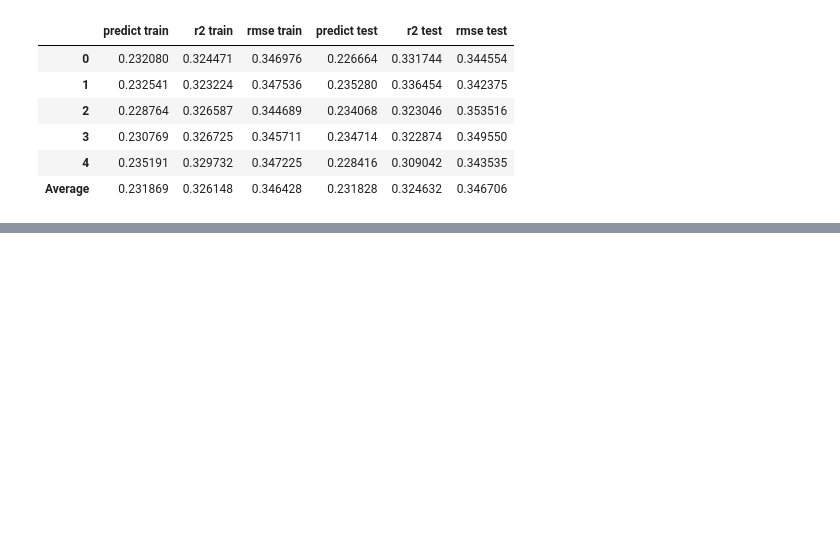
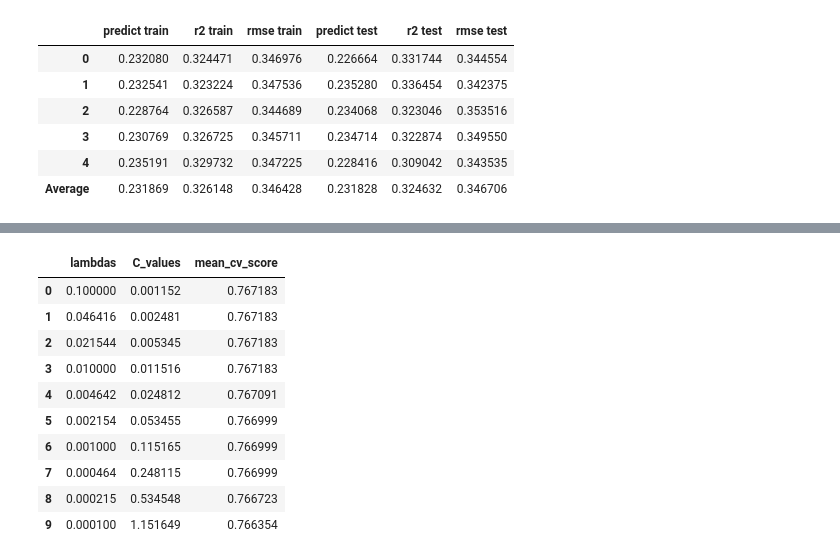
Before and after one commit to 4mbrus/Data-Analysis-3, a Jupyter notebook: Assignment 2/assignment_2.ipynb, the cells around one changed output, grey strips where cells are left out. Cells and saved outputs as stored; diff of their text form; code cells hidden in the pictures; blank space fills up the shorter version.

```diff
--- a/Assignment 2/assignment_2.ipynb
+++ b/Assignment 2/assignment_2.ipynb
@@ -611,0 +568,8 @@ The Random Forest model works best in both RMSE and R2
+# %%
+# first we normalize the lasso variables
+normalized_logitvars = pd.DataFrame(StandardScaler().fit_transform(logitvars.loc[index_train]))
+normalized_logitvars.columns = logitvars.columns
+# %%
+lambdas=list(10**np.arange(-1,-4.01, -1/3))
+n_obs = normalized_logitvars.shape[0]*4/5
+Cs_values = [1/(l*n_obs) for l in lambdas]
@@ -611,0 +589,27 @@ The Random Forest model works best in both RMSE and R2
+# %%
+logLasso = LogisticRegressionCV(
+    Cs = Cs_values,
+    penalty = 'l1', # L1 makes it lasso
+    cv = k,
+    refit = True,
+    scoring = 'accuracy',
+    solver = 'liblinear',
+    random_state = 20250224)
+# %%
+# for some reason y_train has one more row than normalized_logitvars; I just cut it
+logit_models["LASSO"] = logLasso.fit(normalized_logitvars, y_train[:len(y_train)-1])
+# %%
+cv_summary_lasso = cv_summary(lambdas, Cs_values, logit_models["LASSO"])
+cv_summary_lasso
+# %% [output]
+|  | lambdas | C_values | mean_cv_score |
+| 0 | 0.100000 | 0.001152 | 0.767183 |
+| 1 | 0.046416 | 0.002481 | 0.767183 |
+| 2 | 0.021544 | 0.005345 | 0.767183 |
+| 3 | 0.010000 | 0.011516 | 0.767183 |
+| 4 | 0.004642 | 0.024812 | 0.767091 |
+| 5 | 0.002154 | 0.053455 | 0.766999 |
+| 6 | 0.001000 | 0.115165 | 0.766999 |
+| 7 | 0.000464 | 0.248115 | 0.766999 |
+| 8 | 0.000215 | 0.534548 | 0.766723 |
+| 9 | 0.000100 | 1.151649 | 0.766354 |
```
Also changed, not shown: parts of 61 cells of this notebook.
